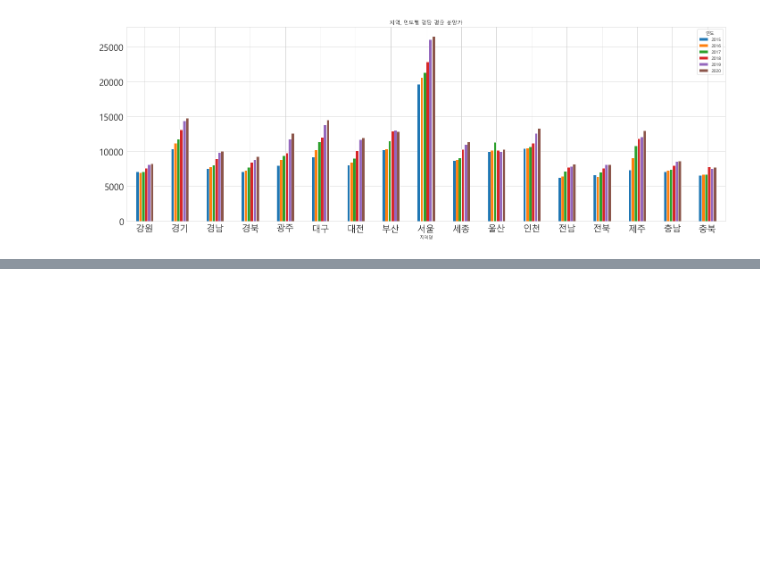
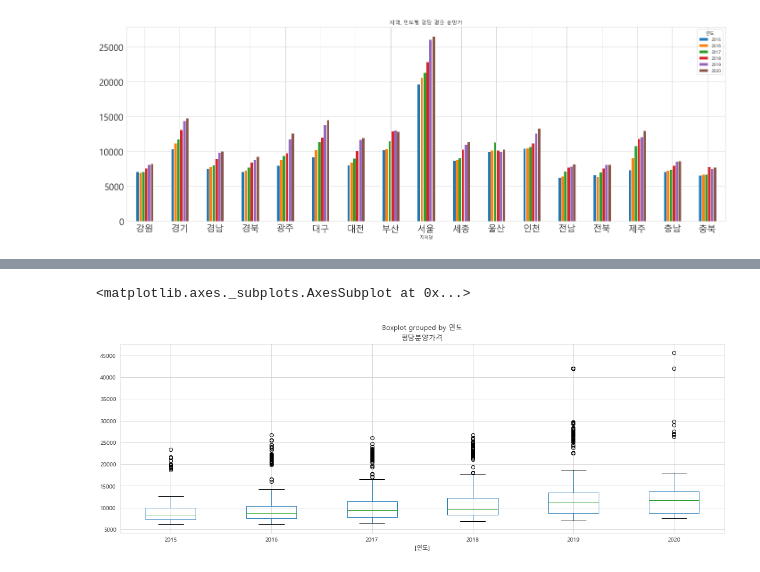
Before and after one commit to kamzzang/OpenDataAnalysis, a Jupyter notebook: Apt_presale_price_analysis.ipynb, the cells around one changed output, grey strips where cells are left out. Saved outputs shown, nothing was run; the diff lists cells and outputs as text; code cells hidden in the pictures; blank space fills up the shorter version.

```diff
--- a/Apt_presale_price_analysis.ipynb
+++ b/Apt_presale_price_analysis.ipynb
@@ -314,0 +427,5 @@ df_year_region.plot.bar(figsize=(24,8),
+# %%
+pre_sale[['연도','지역명','평당분양가격']].boxplot(by=['연도'], figsize=(18,6))
+# %% [output]
+<matplotlib.axes._subplots.AxesSubplot at 0x...>
+[figure, added]
```
Also changed, not shown: parts of 32 cells of this notebook.
